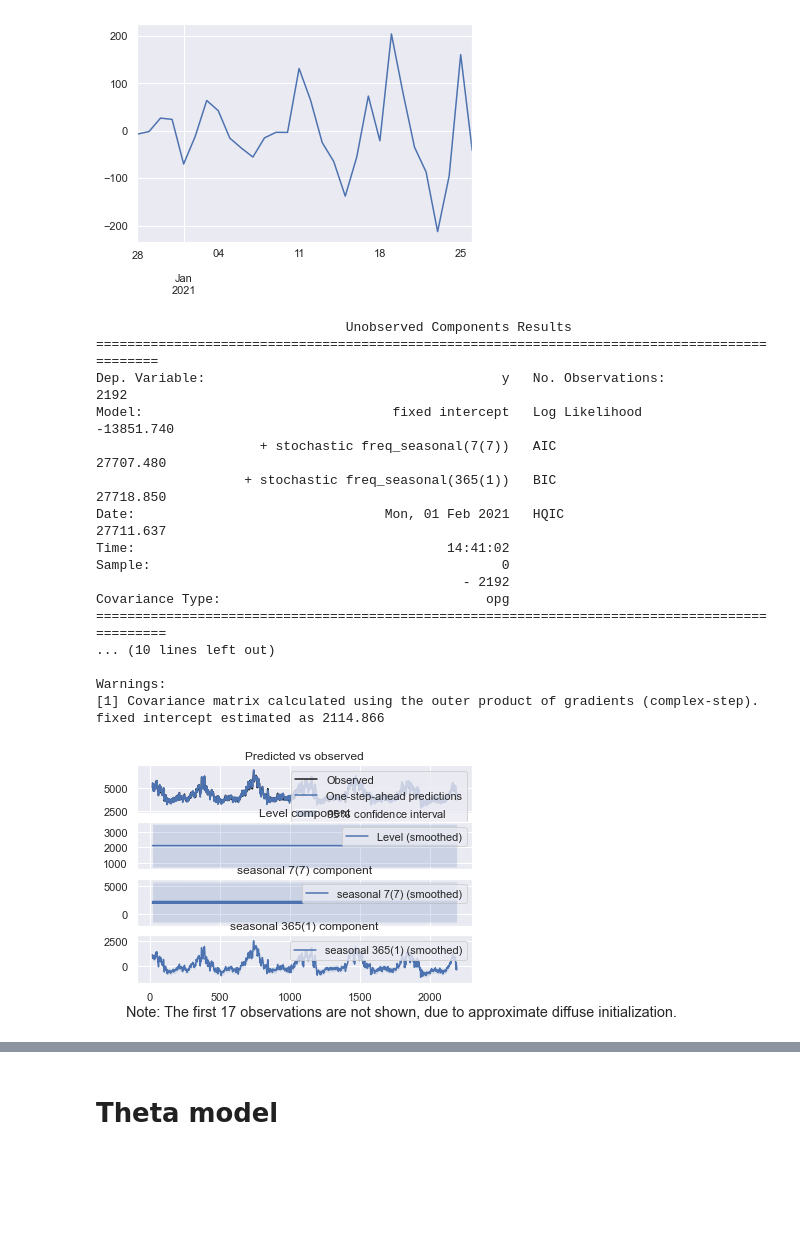
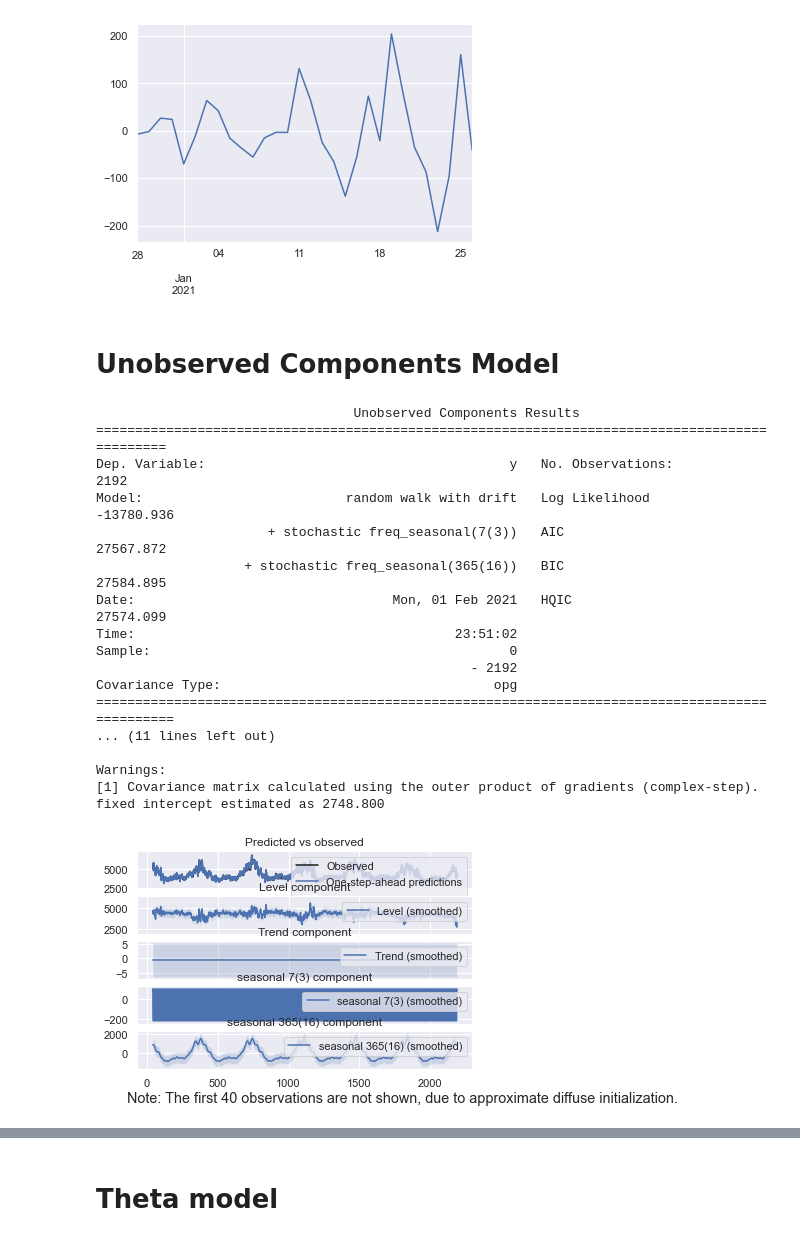
Before and after one commit to geri310/time-series-forecasting, a Jupyter notebook: time series stats.ipynb, the cells around one changed output, grey strips where cells are left out. Cells and saved outputs as stored; diff of their text form; code cells hidden in the pictures; blank space fills up the shorter version.

```diff
--- a/time series stats.ipynb
+++ b/time series stats.ipynb
@@ -11,7 +11,7 @@ import statsmodels.api as sm
 from scipy import stats
 # %%
 os_path = os.getcwd()
-energy_df = pd.read_pickle(os_path+'\\data\\energycons.pkl')
+energy_df = pd.read_pickle(os_path+'/data/energycons.pkl')
 # %%
 energy_df = energy_df['Load']
 # %%
@@ -155,5 +160,3 @@ statsmodels: https://www.statsmodels.org/stable/generated/statsmodels.tsa.season
 
 ## Unobserved components model
 https://www.statsmodels.org/devel/examples/notebooks/generated/statespace_seasonal.html
-# %%
-energy_df = np.log(energy_df)
@@ -385,36 +424,38 @@ res.seasonal.iloc[-30:].plot()
 # %% [output]
 <AxesSubplot:>
 [figure]
+# %% [markdown]
+# Unobserved Components Model
 # %%
 model = sm.tsa.UnobservedComponents(energy_df.values,
-                                    level='fixed intercept',
+                                    level='rwdrift',
                                     freq_seasonal=[{'period': 7,
-                                                    'harmonics': 7},
-                                                   {'period': 365,
-                                                    'harmonics': 1}])
+                                                    'harmonics': 3},
+                                                    {'period': 365,
+                                                     'harmonics': 16}])
 res_f = model.fit(disp=False)
 print(res_f.summary())
 # The first state variable holds our estimate of the intercept
 print("fixed intercept estimated as {0:.3f}".format(res_f.smoother_results.smoothed_state[0,-1:][0]))
 
 res_f.plot_components()
 plt.show()
 # %% [output]
-                                Unobserved Components Results
-==============================================================================================
-Dep. Variable:                                      y   No. Observations:                 2192
-Model:                                fixed intercept   Log Likelihood              -13851.740
-                     + stochastic freq_seasonal(7(7))   AIC                          27707.480
-                   + stochastic freq_seasonal(365(1))   BIC                          27718.850
-Date:                                Mon, 01 Feb 2021   HQIC                         27711.637
-Time:                                        14:41:02
-Sample:                                             0
-                                               - 2192
-Covariance Type:                                  opg
+                                 Unobserved Components Results
 ===============================================================================================
-... (10 lines left out)
+Dep. Variable:                                       y   No. Observations:                 2192
+Model:                          random walk with drift   Log Likelihood              -13780.936
+                      + stochastic freq_seasonal(7(3))   AIC                          27567.872
+                   + stochastic freq_seasonal(365(16))   BIC                          27584.895
+Date:                                 Mon, 01 Feb 2021   HQIC                         27574.099
+Time:                                         23:51:02
+Sample:                                              0
+                                                - 2192
+Covariance Type:                                   opg
+================================================================================================
+... (11 lines left out)
 
 Warnings:
 [1] Covariance matrix calculated using the outer product of gradients (complex-step).
-fixed intercept estimated as 2114.866
+fixed intercept estimated as 2748.800
-[figure, old version]
+[figure, new version]
```
Also changed, not shown: parts of 33 cells of this notebook.
